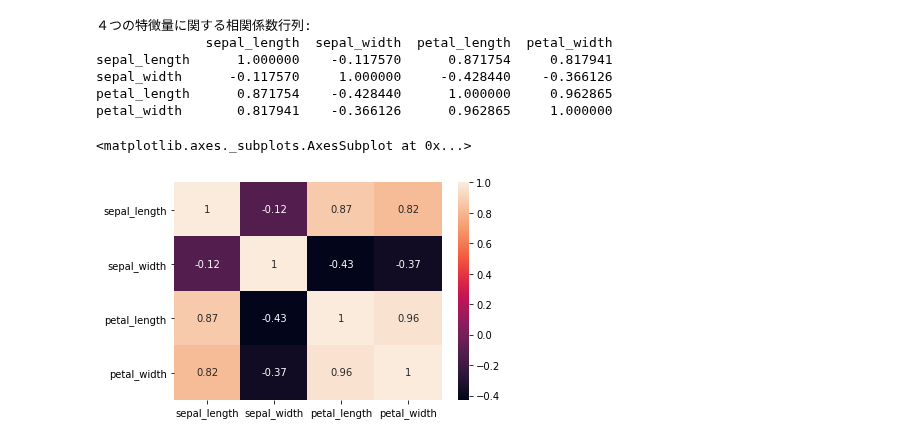
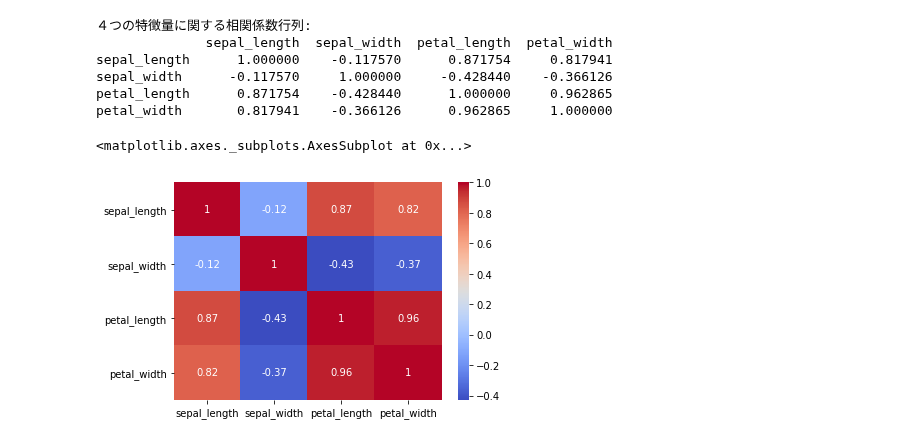
Before and after one commit to Tomoaki-Ishii-DIC/diveintocode-ml, a Jupyter notebook: week3_授業前課題_1_アヤメの分析.ipynb, the cells around one changed output. Cells and saved outputs as stored; diff of their text form; code cells hidden in the pictures.

Commit message:
fifth commit : I added Q8 and color heatmap

```diff
--- a/week3_授業前課題_1_アヤメの分析.ipynb
+++ b/week3_授業前課題_1_アヤメの分析.ipynb
@@ -484,14 +486,17 @@ petal_width       0.817941    -0.366126      0.962865     1.000000
 # %%
 #4 相関係数行列のヒートマップを作る(１つ)
 #plt.xlabel("column")
 #plt.ylabel("row")
 #plt.title("heatmap")
 #plt.pcolor(df_correlation_matrix)
 #plt.show()
 
-#sns.heatmap(df_correlation_matrix)
+#デフォルトカラーマップ
+#sns.heatmap(df_correlation_matrix, annot=True)
 
-sns.heatmap(df_correlation_matrix, annot=True)
+# カラーマップ変更
+colormap = plt.cm.coolwarm
+sns.heatmap(df_correlation_matrix, cmap=colormap, linecolor='white', annot=True)
 # %% [output]
 <matplotlib.axes._subplots.AxesSubplot at 0x...>
-[figure, old version]
+[figure, new version]
```
Also changed, not shown: parts of 6 cells of this notebook.
